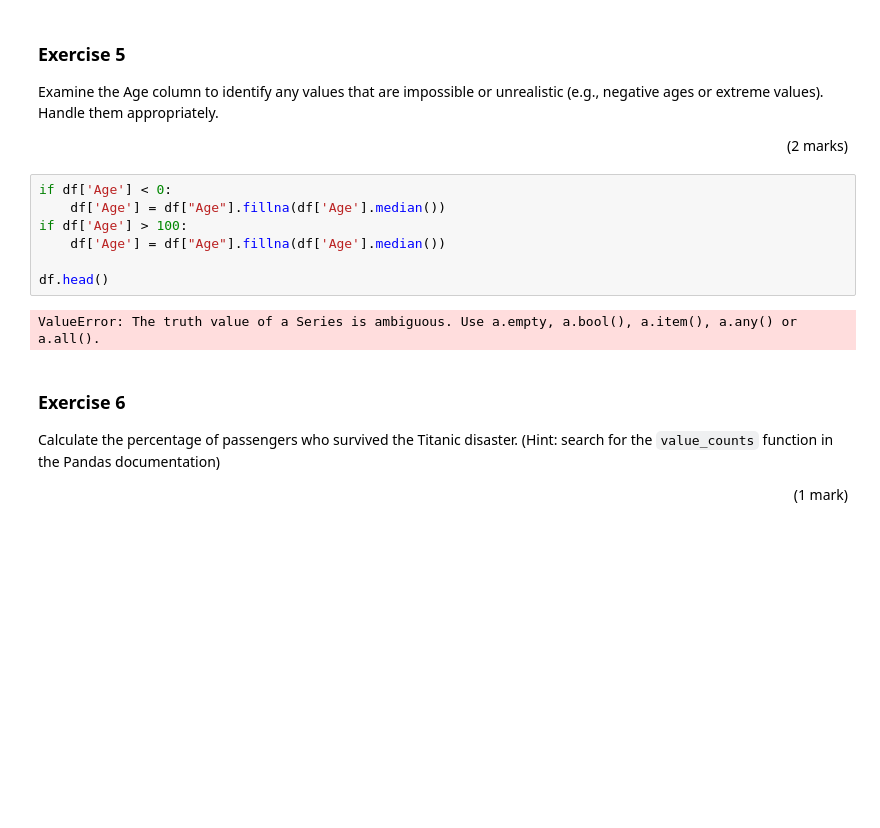
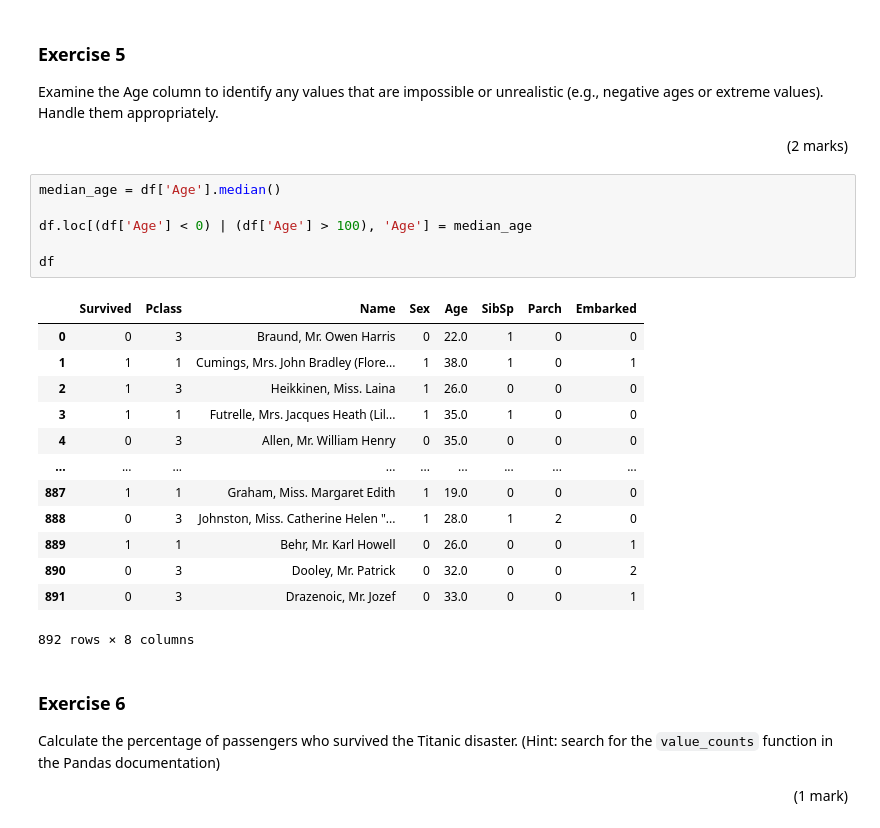
Before and after one commit to scotej/Data-Cleaning, a Jupyter notebook: data_cleaning.ipynb, the cells around one changed output. Drawn from its saved outputs; the diff is of its cells as text; blank space fills up the shorter version.

Commit message:
update data cleaning notebook: improve Age handling logic to prevent ValueError and ensure accurate data processing

```diff
--- a/data_cleaning.ipynb
+++ b/data_cleaning.ipynb
@@ -192,15 +192,26 @@ Examine the Age column to identify any values that are impossible or unrealistic
 <div style="text-align: right;">
   (2 marks)
 </div>
-# %%
-if df['Age'] < 0:
-    df['Age'] = df["Age"].fillna(df['Age'].median())
-if df['Age'] > 100:
-    df['Age'] = df["Age"].fillna(df['Age'].median())
-
-df.head()
-# %% [output]
-ValueError: The truth value of a Series is ambiguous. Use a.empty, a.bool(), a.item(), a.any() or a.all().
+# %%
+median_age = df['Age'].median()
+
+df.loc[(df['Age'] < 0) | (df['Age'] > 100), 'Age'] = median_age
+
+df
+# %% [output]
+|  | Survived | Pclass | Name | Sex | Age | SibSp | Parch | Embarked |
+| 0 | 0 | 3 | Braund, Mr. Owen Harris | 0 | 22.0 | 1 | 0 | 0 |
+| 1 | 1 | 1 | Cumings, Mrs. John Bradley (Flore... | 1 | 38.0 | 1 | 0 | 1 |
+| 2 | 1 | 3 | Heikkinen, Miss. Laina | 1 | 26.0 | 0 | 0 | 0 |
+| 3 | 1 | 1 | Futrelle, Mrs. Jacques Heath (Lil... | 1 | 35.0 | 1 | 0 | 0 |
+| 4 | 0 | 3 | Allen, Mr. William Henry | 0 | 35.0 | 0 | 0 | 0 |
+| ... | ... | ... | ... | ... | ... | ... | ... | ... |
+| 887 | 1 | 1 | Graham, Miss. Margaret Edith | 1 | 19.0 | 0 | 0 | 0 |
+| 888 | 0 | 3 | Johnston, Miss. Catherine Helen "... | 1 | 28.0 | 1 | 2 | 0 |
+| 889 | 1 | 1 | Behr, Mr. Karl Howell | 0 | 26.0 | 0 | 0 | 1 |
+| 890 | 0 | 3 | Dooley, Mr. Patrick | 0 | 32.0 | 0 | 0 | 2 |
+| 891 | 0 | 3 | Drazenoic, Mr. Jozef | 0 | 33.0 | 0 | 0 | 1 |
+892 rows × 8 columns
 # %% [markdown]
 ### Exercise 6
 
```
